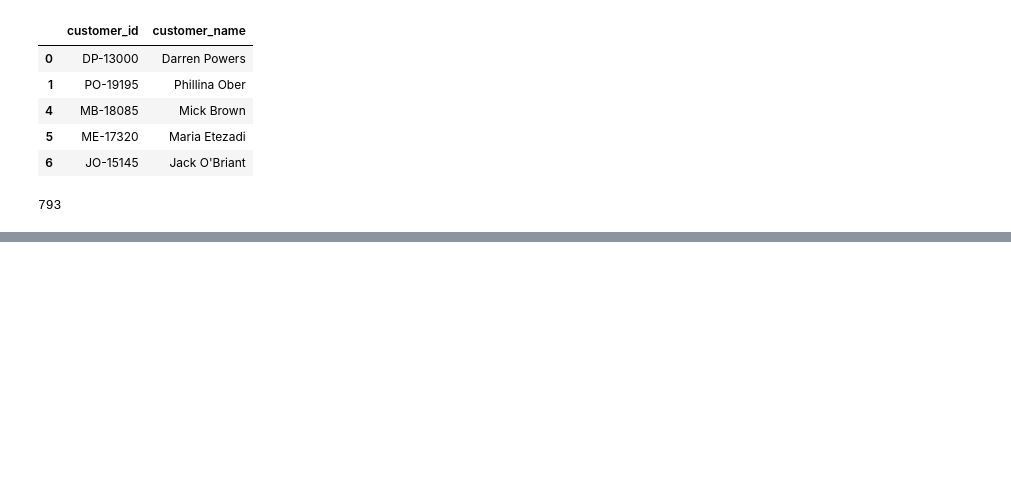
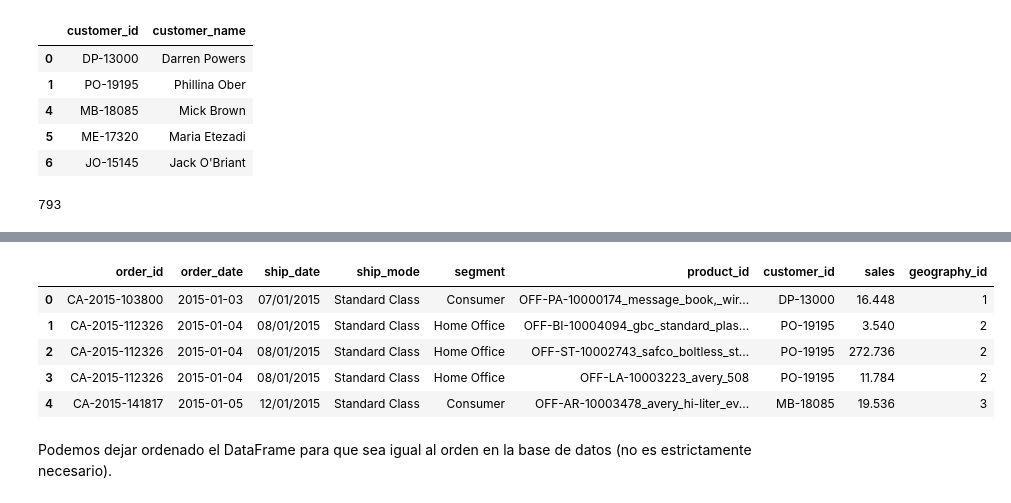
Before and after one commit to charligram/1_analisis_ventas, a Jupyter notebook: notebooks/04_data_to_sql.ipynb, the cells around one changed output, grey strips where cells are left out. Saved outputs shown, nothing was run; the diff lists cells and outputs as text; code cells hidden in the pictures; blank space fills up the shorter version.

```diff
--- a/notebooks/04_data_to_sql.ipynb
+++ b/notebooks/04_data_to_sql.ipynb
@@ -281,0 +344,13 @@ df_customers.to_sql(
+# %%
+df_sales.drop(columns=['country', 'city', 'state', 'region', 'postal_code'], inplace=True)
+# %%
+df_sales.head()
+# %% [output]
+|  | order_id | order_date | ship_date | ship_mode | segment | product_id | customer_id | sales | geography_id |
+| 0 | CA-2015-103800 | 2015-01-03 | 07/01/2015 | Standard Class | Consumer | OFF-PA-10000174_message_book,_wir... | DP-13000 | 16.448 | 1 |
+| 1 | CA-2015-112326 | 2015-01-04 | 08/01/2015 | Standard Class | Home Office | OFF-BI-10004094_gbc_standard_plas... | PO-19195 | 3.540 | 2 |
+| 2 | CA-2015-112326 | 2015-01-04 | 08/01/2015 | Standard Class | Home Office | OFF-ST-10002743_safco_boltless_st... | PO-19195 | 272.736 | 2 |
+| 3 | CA-2015-112326 | 2015-01-04 | 08/01/2015 | Standard Class | Home Office | OFF-LA-10003223_avery_508 | PO-19195 | 11.784 | 2 |
+| 4 | CA-2015-141817 | 2015-01-05 | 12/01/2015 | Standard Class | Consumer | OFF-AR-10003478_avery_hi-liter_ev... | MB-18085 | 19.536 | 3 |
+# %% [markdown]
+Podemos dejar ordenado el DataFrame para que sea igual al orden en la base de datos (no es estrictamente necesario).
```
Also changed, not shown: parts of 23 cells of this notebook.
